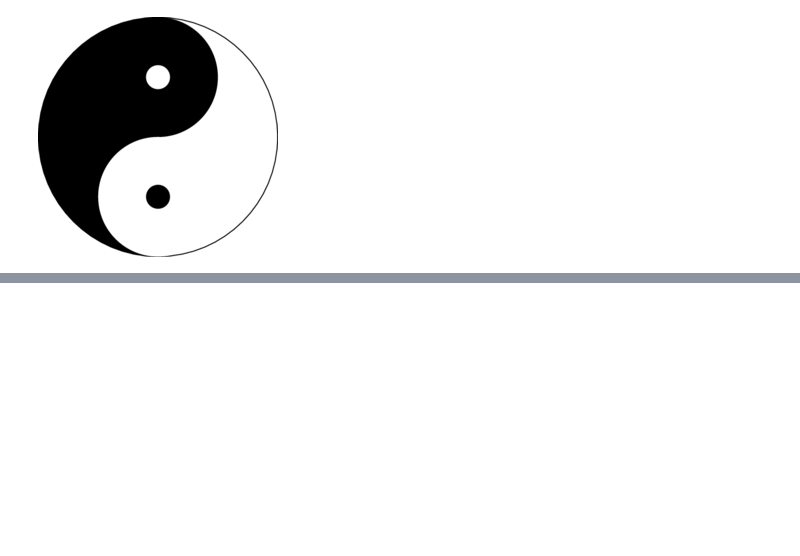
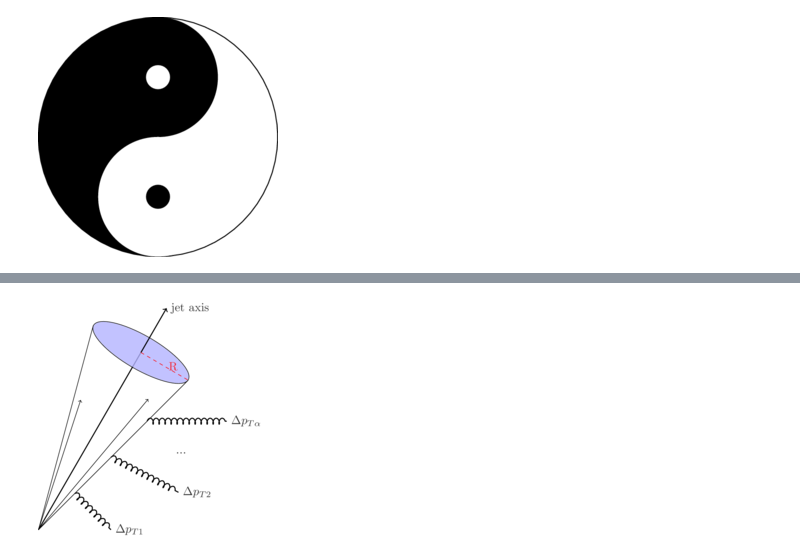
Before and after one commit to lgpang/learning_tikz, a Jupyter notebook: feymann_diagram.ipynb, the cells around one changed output, grey strips where cells are left out. Cells and saved outputs as stored; diff of their text form; code cells hidden in the pictures; blank space fills up the shorter version.

```diff
--- a/feymann_diagram.ipynb
+++ b/feymann_diagram.ipynb
@@ -110,0 +132,19 @@
+# %%
+%%tikz -l positioning -l snakes --scale 5 -po "fill opacity=0.8" --save multiple_scattering.png
+\path (72:0.8cm) coordinate (pti);
+\path (50:1.0cm) coordinate (ptj);
+
+\draw [thick] (0, 0) -- (60:1.2cm);
+\draw [-] (0, 0) -- (45:1.24cm);
+\draw [-] (0, 0) -- (75:1.24cm);
+\draw [rotate=60, fill=blue!30] (0:1.2cm) ellipse (0.1cm and 0.32cm);
+\draw [thick,->] (60:1.2cm) -- (60:1.5cm) node (axis) [right] {jet axis};
+\draw [dashed, red] (60:1.2cm) -- (45:1.24cm) node [midway, right] {R};
+\draw [->]  (0, 0) -- (ptj);
+\draw [->]  (0, 0) -- (pti);
+\draw[thick,snake=coil,segment length=5pt] (45:0.3cm) -- (0:0.3*1.414cm) node [right] {$\Delta p_{T1}$};
+\draw[thick,snake=coil,segment length=5pt] (45:0.6cm) -- (15:0.6*1.414cm) node [right] {$\Delta p_{T2}$};
+\draw[thick,snake=coil,segment length=5pt] (45:0.9cm) -- (30:0.9*1.414cm) node [right] {$\Delta p_{T\alpha}$};
+\draw[thick] (30:0.9cm) node [right] {...};
+# %% [output]
+[figure, added]
```
Also changed, not shown: parts of 2 cells of this notebook.
